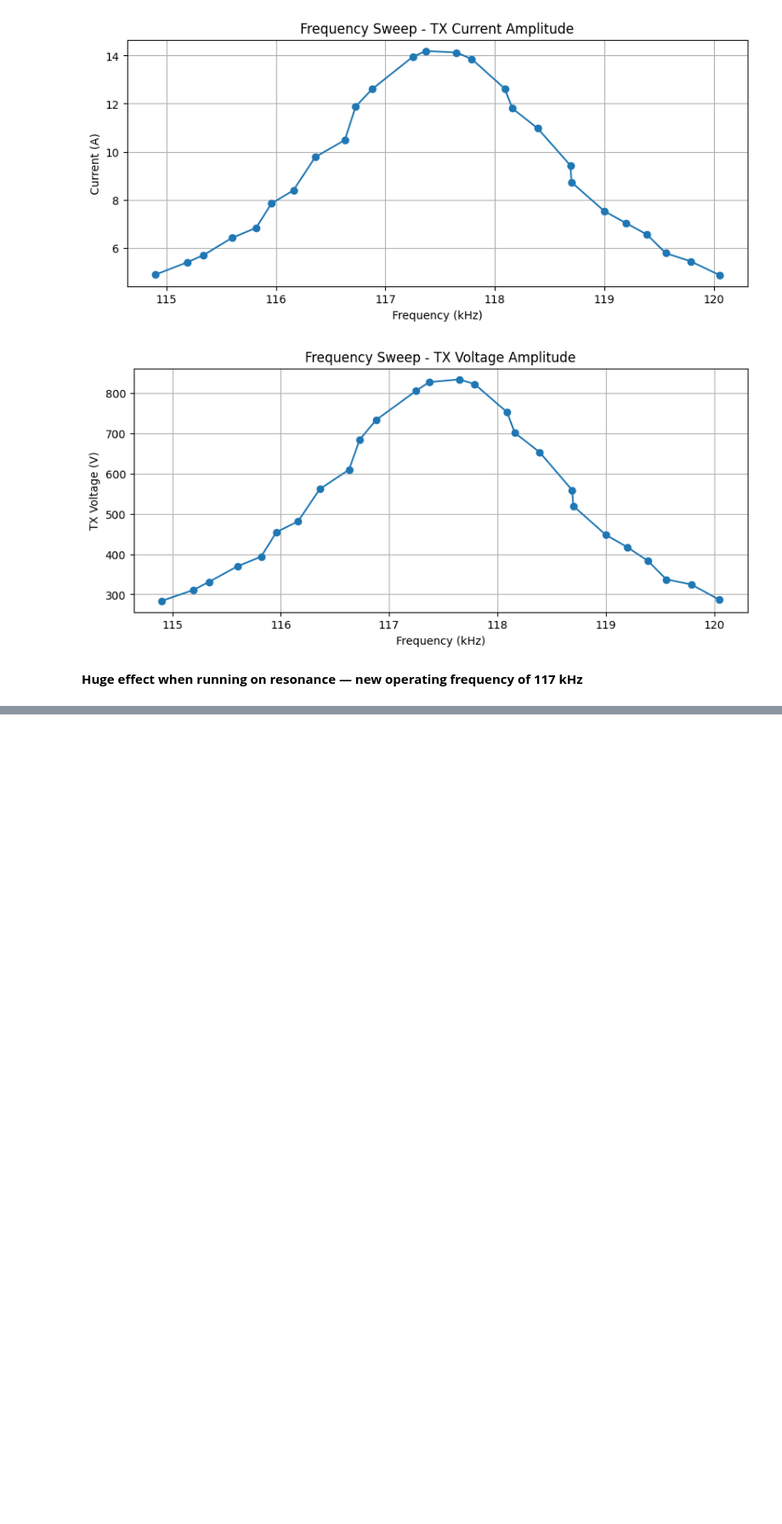
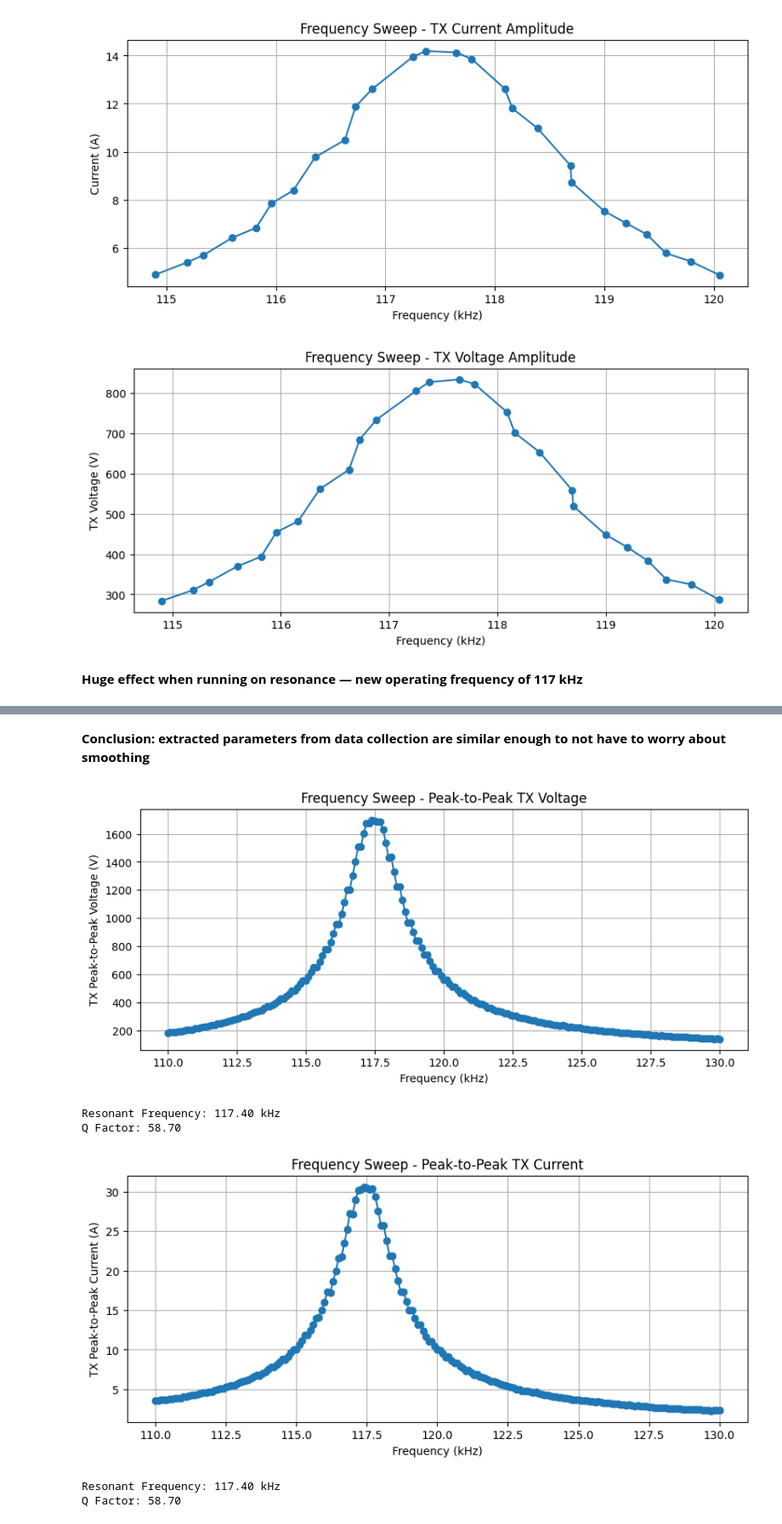
Before and after one commit to davisgtoth/Wireless-Drone-Data-Analysis, a Jupyter notebook: analysis.ipynb, the cells around one changed output, grey strips where cells are left out. Shown at 85% size. Drawn from its saved outputs; the diff is of its cells as text; code cells hidden in the pictures; blank space fills up the shorter version.

```diff
--- a/analysis.ipynb
+++ b/analysis.ipynb
@@ -1414,0 +1488,37 @@ plt.show()
+# %% [markdown]
+**Conclusion: extracted parameters from data collection are similar enough to not have to worry about smoothing**
+# %%
+# curious about shape of resonance for other system parameters and if measured values are the same
+df = pd.read_csv('01-16_sweeps/fixed/open.csv')
+freq = df['Driving Frequency (Hz)'].to_numpy()
+tx_volt_p2p = df['TX Voltage Peak-to-Peak (V)'].to_numpy()
+tx_current_p2p = df['TX Current Peak-to-Peak (A)'].to_numpy()
+
+plt.figure(figsize=(10,4))
+plt.plot(freq*1e-3, tx_volt_p2p, '-o')
+plt.xlabel('Frequency (kHz)')
+plt.ylabel('TX Peak-to-Peak Voltage (V)')
+plt.title('Frequency Sweep - Peak-to-Peak TX Voltage')
+plt.grid()
+plt.show()
+
+print(f'Resonant Frequency: {get_res_freq(freq, tx_volt_p2p)/1e3:.2f} kHz')
+print(f'Q Factor: {get_Q_factor(freq, tx_volt_p2p, is_db=False):.2f}')
+
+plt.figure(figsize=(10,4))
+plt.plot(freq*1e-3, tx_current_p2p, '-o')
+plt.xlabel('Frequency (kHz)')
+plt.ylabel('TX Peak-to-Peak Current (A)')
+plt.title('Frequency Sweep - Peak-to-Peak TX Current')
+plt.grid()
+plt.show()
+
+print(f'Resonant Frequency: {get_res_freq(freq, tx_current_p2p)/1e3:.2f} kHz')
+print(f'Q Factor: {get_Q_factor(freq, tx_current_p2p, is_db=False):.2f}')
+# %% [output]
+[figure, added]
+Resonant Frequency: 117.40 kHz
+Q Factor: 58.70
+[figure, added]
+Resonant Frequency: 117.40 kHz
+Q Factor: 58.70
```
Also changed, not shown: parts of 17 cells of this notebook, 6 other files.
